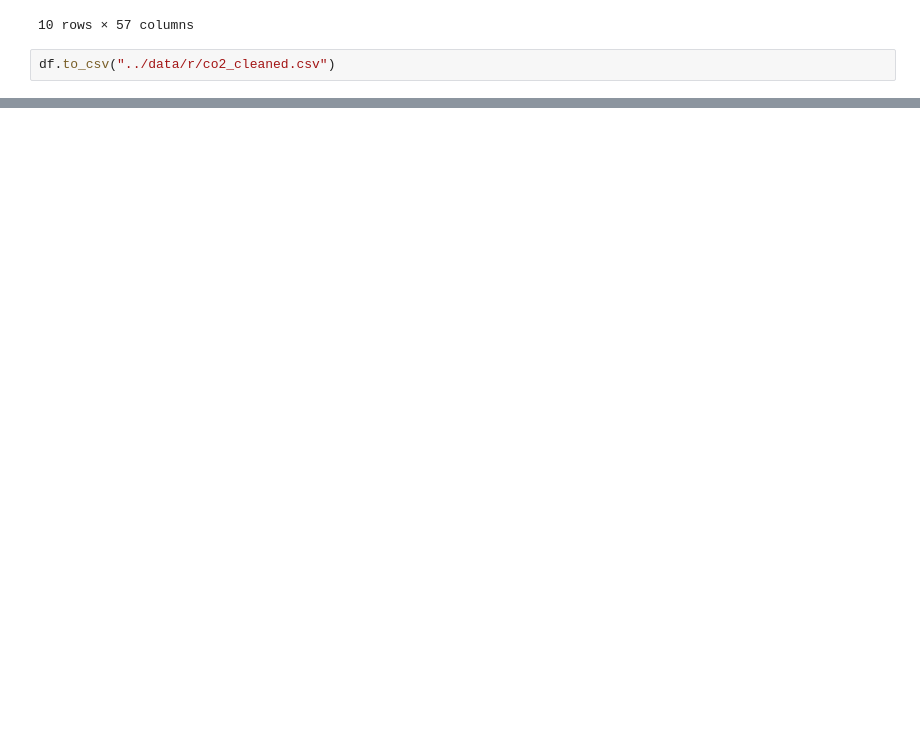
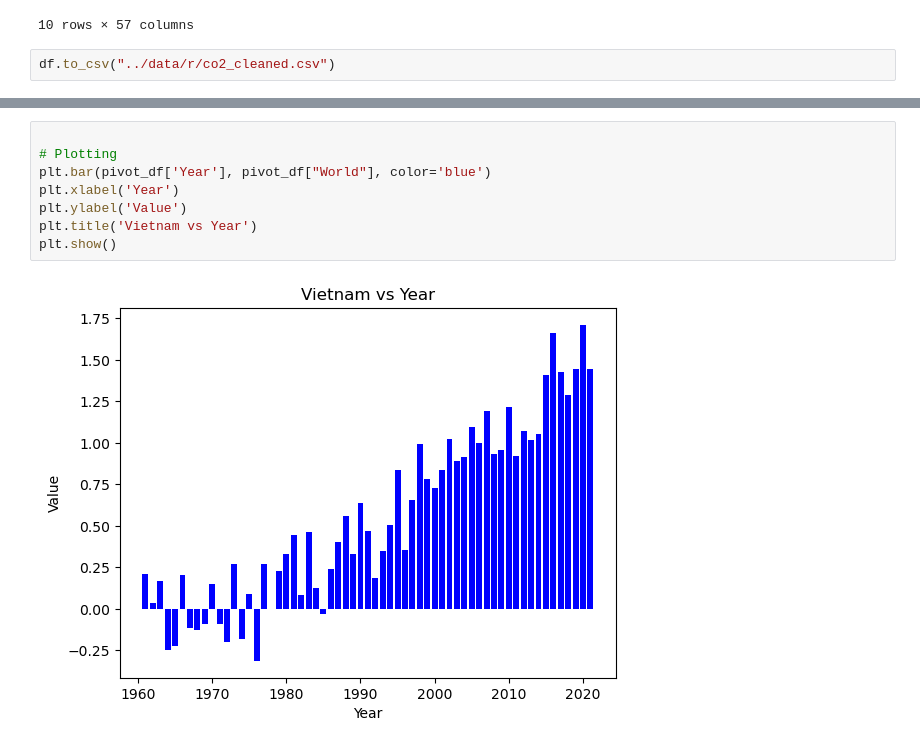
Before and after one commit to sourish33/ClimateChangeAnalysis, a Jupyter notebook: notebooks/analysis.ipynb, the cells around one changed output, grey strips where cells are left out. Saved outputs shown, nothing was run; the diff lists cells and outputs as text; blank space fills up the shorter version.

```diff
--- a/notebooks/analysis.ipynb
+++ b/notebooks/analysis.ipynb
@@ -81,0 +169,10 @@ df.to_csv("../data/r/co2_cleaned.csv")
+# %%
+
+# Plotting
+plt.bar(pivot_df['Year'], pivot_df["World"], color='blue')
+plt.xlabel('Year')
+plt.ylabel('Value')
+plt.title('Vietnam vs Year')
+plt.show()
+# %% [output]
+[figure, added]
```
Also changed, not shown: parts of 10 cells of this notebook, 6 other files.
